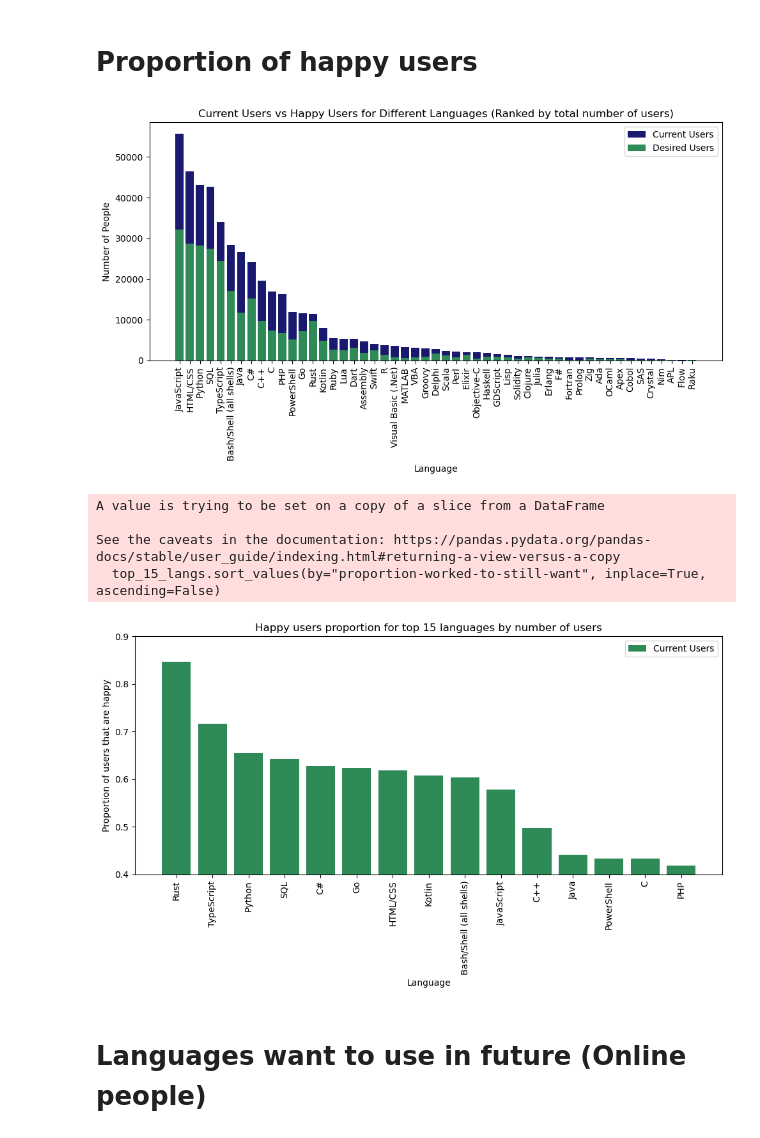
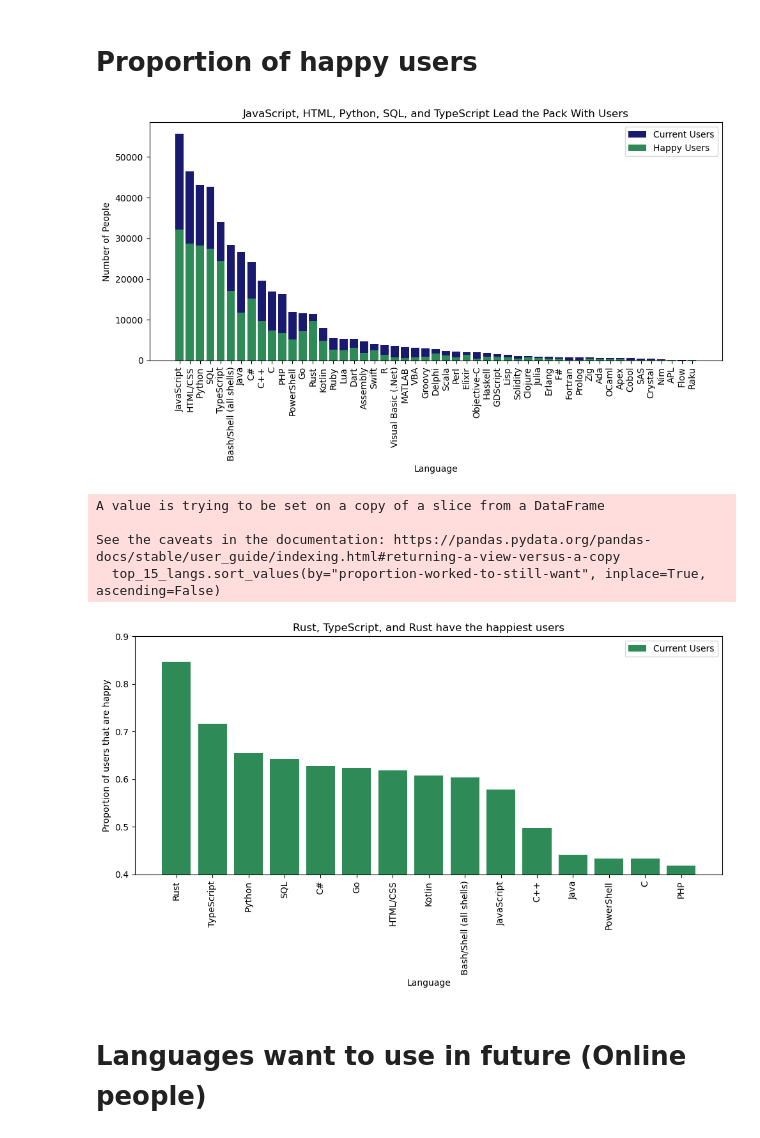
Before and after one commit to SarthakHa/stackoverflow-data-2023, a Jupyter notebook: analysis.ipynb, the cells around one changed output. Drawn from its saved outputs; the diff is of its cells as text; code cells hidden in the pictures.

```diff
--- a/analysis.ipynb
+++ b/analysis.ipynb
@@ -415,36 +415,36 @@ plt.show()
 # %%
 #TODO: Overlayed bar graph (from above)
 
 lang_data = []
 for lang in unique_a_b(survey_results["LanguageWantToWorkWith"], survey_results["LanguageHaveWorkedWith"]):
     worked_with = lang_cols[lang_cols[f"LanguageHaveWorkedWith={lang}"] == 1]
     worked_with_len = len(worked_with)
     still_want = worked_with[worked_with[f"LanguageWantToWorkWith={lang}"] == 1]
     still_want_len = len(still_want)
     prop = still_want_len/worked_with_len
     lang_data.append([lang, worked_with_len, still_want_len, prop])
 
 lang_data_df = pd.DataFrame(lang_data, columns=["Language", "worked-with", "still-want", "proportion-worked-to-still-want"])
 lang_data_df = lang_data_df.sort_values(by="worked-with", ascending=False)
 
 plt.figure(figsize=(10, 6))
 
 # Plotting bars for current users in blue
 plt.bar(lang_data_df['Language'], lang_data_df['worked-with'], color='midnightblue', label='Current Users')
 
 # Plotting bars for those who want to use the language in orange
-plt.bar(lang_data_df['Language'], lang_data_df['still-want'], color='seagreen', label='Desired Users')
+plt.bar(lang_data_df['Language'], lang_data_df['still-want'], color='seagreen', label='Happy Users')
 
 plt.xlabel('Language')
 plt.ylabel('Number of People')
-plt.title('Current Users vs Happy Users for Different Languages (Ranked by total number of users)')
+plt.title('JavaScript, HTML, Python, SQL, and TypeScript Lead the Pack With Users')
 plt.xticks(rotation=90)  # Rotating x-axis labels for better readability if there are many languages
 plt.legend()  # Show legend
 
 plt.tight_layout()
 plt.show()
 # %% [output]
-[figure, old version]
+[figure, new version]
 # %%
 #TODO: Proportion bar graph (in order of proportion of happy users above a certain quantum of minimum users)
 top_15_langs = lang_data_df[:15]
@@ -459,7 +459,7 @@ plt.bar(top_15_langs['Language'], top_15_langs['proportion-worked-to-still-want'
 plt.ylim(0.4,0.9)
 plt.xlabel('Language')
 plt.ylabel('Proportion of users that are happy')
-plt.title('Happy users proportion for top 15 languages by number of users')
+plt.title('Rust, TypeScript, and Rust have the happiest users')
 plt.xticks(rotation=90)  # Rotating x-axis labels for better readability if there are many languages
 plt.legend()  # Show legend
 
@@ -470,7 +470,7 @@ A value is trying to be set on a copy of a slice from a DataFrame
 
 See the caveats in the documentation: https://pandas.pydata.org/pandas-docs/stable/user_guide/indexing.html#returning-a-view-versus-a-copy
   top_15_langs.sort_values(by="proportion-worked-to-still-want", inplace=True, ascending=False)
-[figure, old version]
+[figure, new version]
 # %% [markdown]
 # Languages want to use in future (Online people)
 # %%
```
Also changed, not shown: parts of 3 cells of this notebook.
